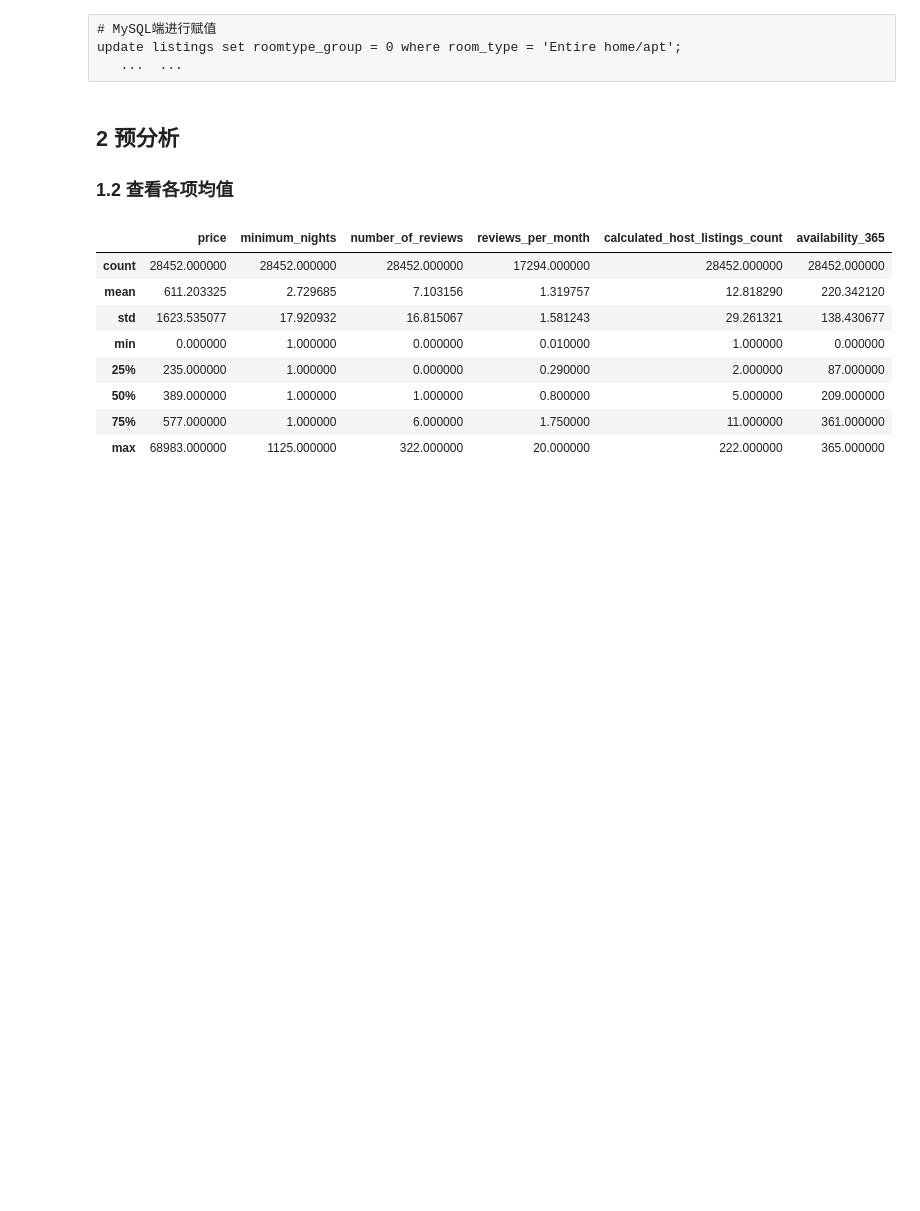
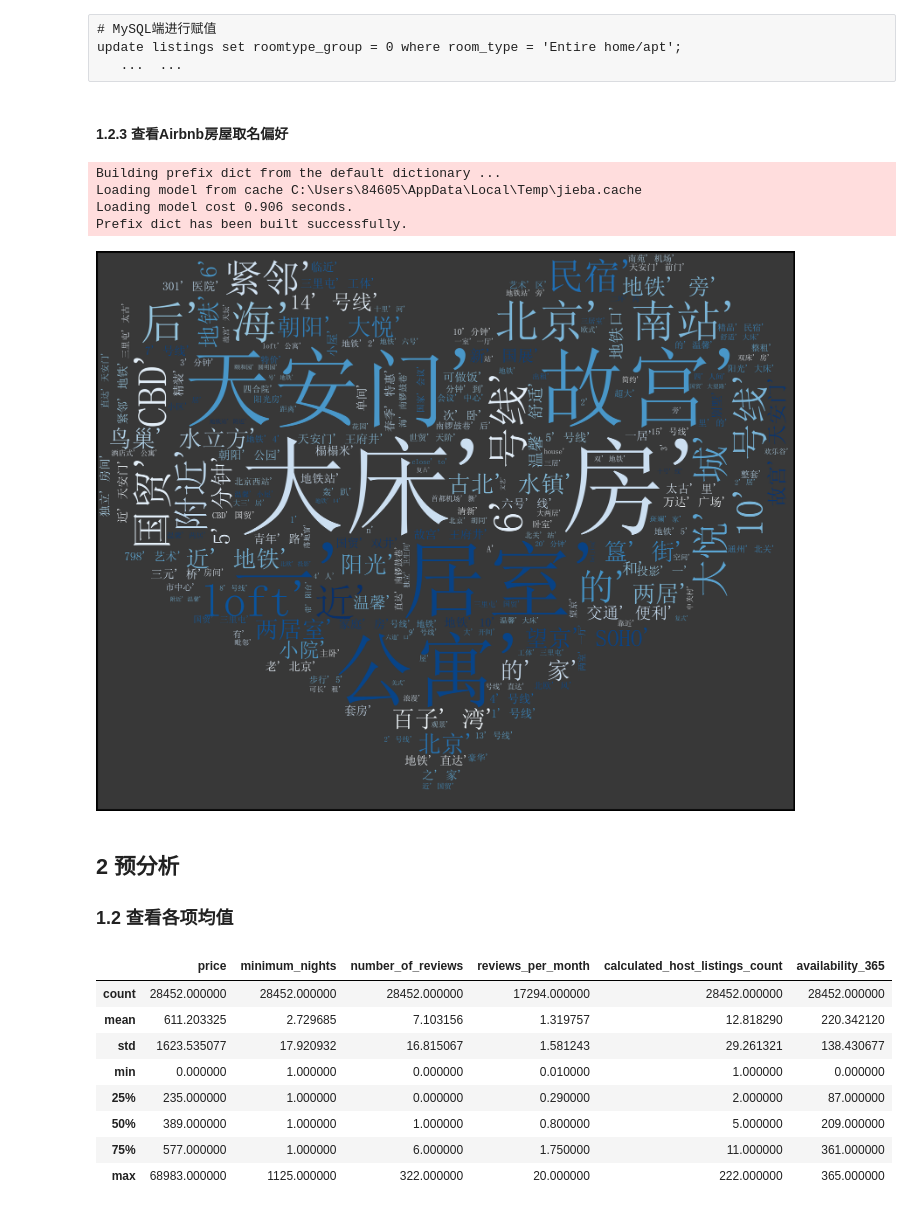
Before and after one commit to hannah9702/DA, a Jupyter notebook: test.ipynb, the cells around one changed output. Cells and saved outputs as stored; diff of their text form; code cells hidden in the pictures; blank space fills up the shorter version.

```diff
--- a/test.ipynb
+++ b/test.ipynb
@@ -173,6 +96,59 @@ lst_r
 # MySQL端进行赋值
 update listings set roomtype_group = 0 where room_type = 'Entire home/apt';
    ...  ...
+# %% [markdown]
+#### 1.2.3 查看Airbnb房屋取名偏好
+# %%
+text = df.name
+text_list = list(text)  # str(Series)会丢失信息
+a = ''
+text_str = a.join(str(i) for i in text_list)
+
+# 去标点，统计词频
+bd='[’!"#$%&\'()*+,-./:;<=>?@[\\]^_`{|}~]+，。！？“”《》：、．'
+
+for i in bd:
+    text_str = text_str.replace(i,' ')
+
+words = jieba.lcut(text_str) #利用jieba进行中文分词
+# %% [output]
+Building prefix dict from the default dictionary ...
+Loading model from cache C:\Users\84605\AppData\Local\Temp\jieba.cache
+Loading model cost 0.906 seconds.
+Prefix dict has been built successfully.
+# %%
+text = df.name
+
+# 读取背景图片
+background_Image = np.array(Image.open('D:/workspace/python/DAB/Airbnb/heart.jfif'))
+
+# STOPWORDS = open('D:/workspace/python/DAB/Airbnb/baidu_stopwords.txt','r')
+
+wc = WordCloud(
+    width = 2000,
+    height = 2000,
+    font_path="simsun.ttf",
+    #margin = 2, # 设置页面边缘
+    mask = background_Image, # 背景图形
+    max_words = 200, # 最多词个数
+    scale = 32,
+    background_color = '#383838',# 灰色
+    colormap = 'Blues' # matplotlib 色图，整体风格 https://matplotlib.org/examples/color/colormaps_reference.html
+    # stopwords = STOPWORDS
+).generate(str(words))
+fig = plt.figure(
+    figsize = (40, 30),
+    facecolor = 'black',
+    edgecolor = 'blue')
+#存储图像
+wc.to_file('1900pro1.png')
+# 显示图像
+plt.imshow(wc, interpolation = 'bilinear')
+plt.axis('off')
+plt.tight_layout(pad=0)  # 自动调整子图参数，使之填充整个图像区域
+plt.show()
+# %% [output]
+[figure, added]
 # %% [markdown]
 ## 2 预分析
 ### 1.2 查看各项均值
```
Also changed, not shown: parts of 22 cells of this notebook.
